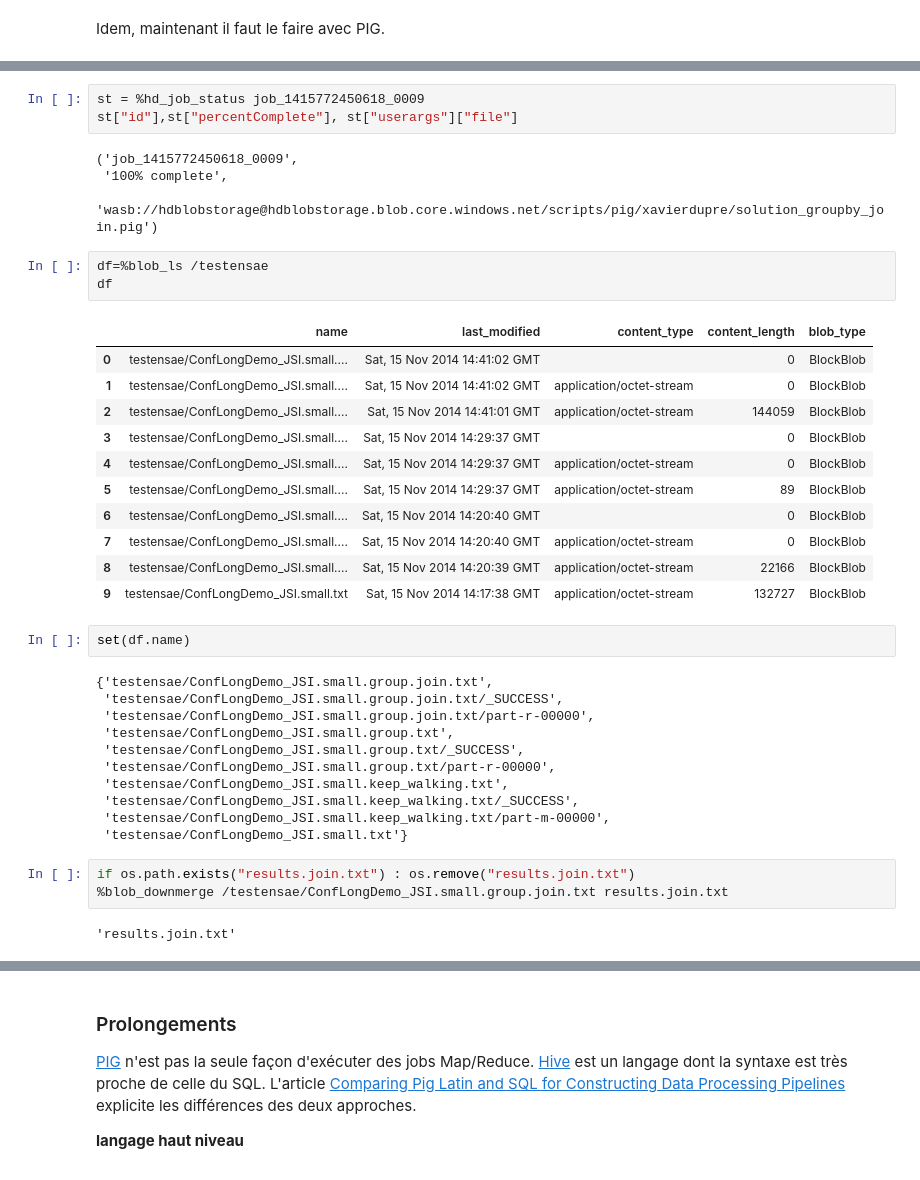
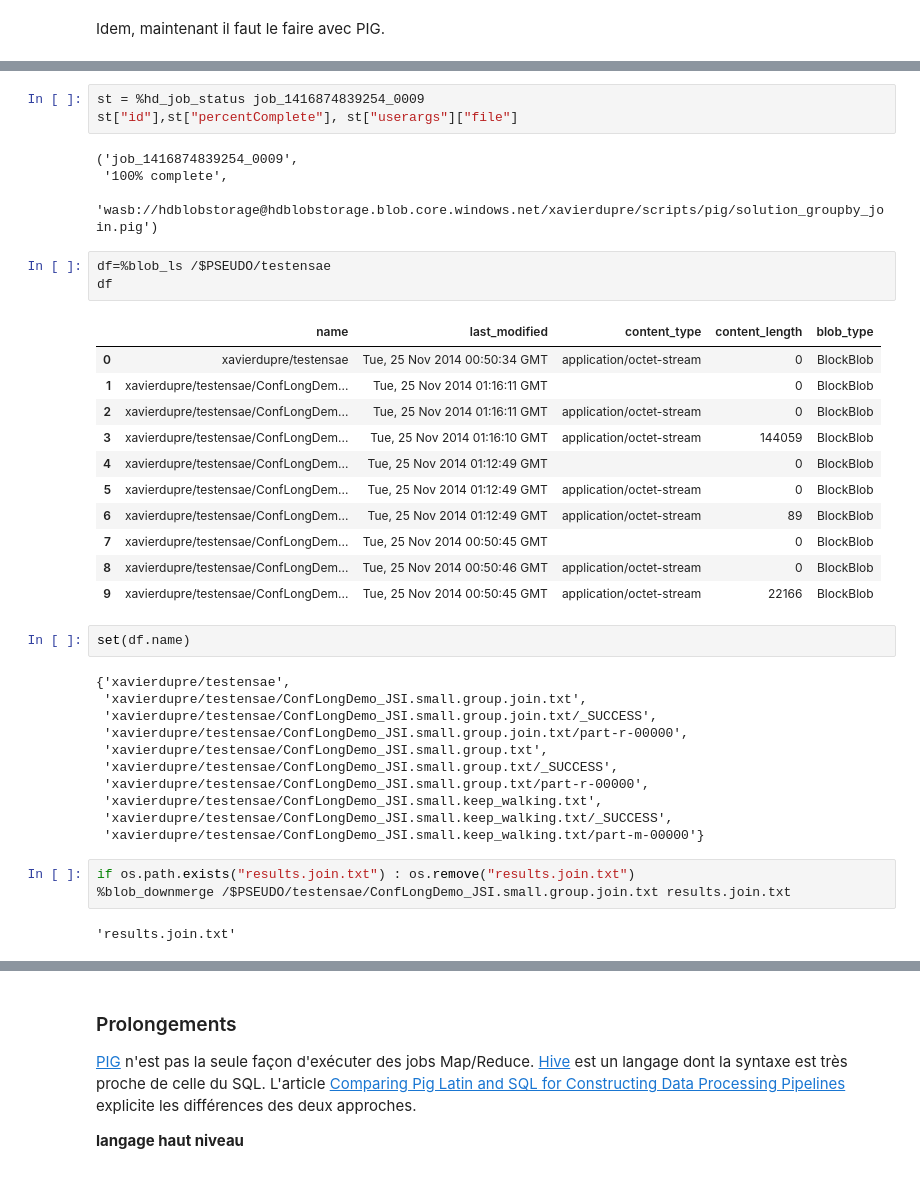
Before and after one commit to sdpython/ensae_teaching_cs, a Jupyter notebook: _doc/notebooks/td3a/td3a_correction_session6b.ipynb, the cells around one changed output, grey strips where cells are left out. Saved outputs shown, nothing was run; the diff lists cells and outputs as text.

```diff
--- a/_doc/notebooks/td3a/td3a_correction_session6b.ipynb
+++ b/_doc/notebooks/td3a/td3a_correction_session6b.ipynb
@@ -141,41 +152,41 @@ STORE joined INTO '__CONTAINER__testensae/ConfLongDemo_JSI.small.group.join.txt'
 # %%
-st = %hd_job_status job_1415772450618_0009
+st = %hd_job_status job_1416874839254_0009
 st["id"],st["percentComplete"], st["userargs"]["file"]
 # %% [output]
-('job_1415772450618_0009',
+('job_1416874839254_0009',
  '100% complete',
- 'wasb://hdblobstorage@hdblobstorage.blob.core.windows.net/scripts/pig/xavierdupre/solution_groupby_join.pig')
+ 'wasb://hdblobstorage@hdblobstorage.blob.core.windows.net/xavierdupre/scripts/pig/solution_groupby_join.pig')
 # %%
-df=%blob_ls /testensae
+df=%blob_ls /$PSEUDO/testensae
 df
 # %% [output]
 |  | name | last_modified | content_type | content_length | blob_type |
-| 0 | testensae/ConfLongDemo_JSI.small.... | Sat, 15 Nov 2014 14:41:02 GMT |  | 0 | BlockBlob |
-| 1 | testensae/ConfLongDemo_JSI.small.... | Sat, 15 Nov 2014 14:41:02 GMT | application/octet-stream | 0 | BlockBlob |
-| 2 | testensae/ConfLongDemo_JSI.small.... | Sat, 15 Nov 2014 14:41:01 GMT | application/octet-stream | 144059 | BlockBlob |
-| 3 | testensae/ConfLongDemo_JSI.small.... | Sat, 15 Nov 2014 14:29:37 GMT |  | 0 | BlockBlob |
-| 4 | testensae/ConfLongDemo_JSI.small.... | Sat, 15 Nov 2014 14:29:37 GMT | application/octet-stream | 0 | BlockBlob |
-| 5 | testensae/ConfLongDemo_JSI.small.... | Sat, 15 Nov 2014 14:29:37 GMT | application/octet-stream | 89 | BlockBlob |
-| 6 | testensae/ConfLongDemo_JSI.small.... | Sat, 15 Nov 2014 14:20:40 GMT |  | 0 | BlockBlob |
-| 7 | testensae/ConfLongDemo_JSI.small.... | Sat, 15 Nov 2014 14:20:40 GMT | application/octet-stream | 0 | BlockBlob |
-| 8 | testensae/ConfLongDemo_JSI.small.... | Sat, 15 Nov 2014 14:20:39 GMT | application/octet-stream | 22166 | BlockBlob |
-| 9 | testensae/ConfLongDemo_JSI.small.txt | Sat, 15 Nov 2014 14:17:38 GMT | application/octet-stream | 132727 | BlockBlob |
+| 0 | xavierdupre/testensae | Tue, 25 Nov 2014 00:50:34 GMT | application/octet-stream | 0 | BlockBlob |
+| 1 | xavierdupre/testensae/ConfLongDem... | Tue, 25 Nov 2014 01:16:11 GMT |  | 0 | BlockBlob |
+| 2 | xavierdupre/testensae/ConfLongDem... | Tue, 25 Nov 2014 01:16:11 GMT | application/octet-stream | 0 | BlockBlob |
+| 3 | xavierdupre/testensae/ConfLongDem... | Tue, 25 Nov 2014 01:16:10 GMT | application/octet-stream | 144059 | BlockBlob |
+| 4 | xavierdupre/testensae/ConfLongDem... | Tue, 25 Nov 2014 01:12:49 GMT |  | 0 | BlockBlob |
+| 5 | xavierdupre/testensae/ConfLongDem... | Tue, 25 Nov 2014 01:12:49 GMT | application/octet-stream | 0 | BlockBlob |
+| 6 | xavierdupre/testensae/ConfLongDem... | Tue, 25 Nov 2014 01:12:49 GMT | application/octet-stream | 89 | BlockBlob |
+| 7 | xavierdupre/testensae/ConfLongDem... | Tue, 25 Nov 2014 00:50:45 GMT |  | 0 | BlockBlob |
+| 8 | xavierdupre/testensae/ConfLongDem... | Tue, 25 Nov 2014 00:50:46 GMT | application/octet-stream | 0 | BlockBlob |
+| 9 | xavierdupre/testensae/ConfLongDem... | Tue, 25 Nov 2014 00:50:45 GMT | application/octet-stream | 22166 | BlockBlob |
 # %%
 set(df.name)
 # %% [output]
-{'testensae/ConfLongDemo_JSI.small.group.join.txt',
- 'testensae/ConfLongDemo_JSI.small.group.join.txt/_SUCCESS',
- 'testensae/ConfLongDemo_JSI.small.group.join.txt/part-r-00000',
- 'testensae/ConfLongDemo_JSI.small.group.txt',
- 'testensae/ConfLongDemo_JSI.small.group.txt/_SUCCESS',
- 'testensae/ConfLongDemo_JSI.small.group.txt/part-r-00000',
- 'testensae/ConfLongDemo_JSI.small.keep_walking.txt',
- 'testensae/ConfLongDemo_JSI.small.keep_walking.txt/_SUCCESS',
- 'testensae/ConfLongDemo_JSI.small.keep_walking.txt/part-m-00000',
- 'testensae/ConfLongDemo_JSI.small.txt'}
+{'xavierdupre/testensae',
+ 'xavierdupre/testensae/ConfLongDemo_JSI.small.group.join.txt',
+ 'xavierdupre/testensae/ConfLongDemo_JSI.small.group.join.txt/_SUCCESS',
+ 'xavierdupre/testensae/ConfLongDemo_JSI.small.group.join.txt/part-r-00000',
+ 'xavierdupre/testensae/ConfLongDemo_JSI.small.group.txt',
+ 'xavierdupre/testensae/ConfLongDemo_JSI.small.group.txt/_SUCCESS',
+ 'xavierdupre/testensae/ConfLongDemo_JSI.small.group.txt/part-r-00000',
+ 'xavierdupre/testensae/ConfLongDemo_JSI.small.keep_walking.txt',
+ 'xavierdupre/testensae/ConfLongDemo_JSI.small.keep_walking.txt/_SUCCESS',
+ 'xavierdupre/testensae/ConfLongDemo_JSI.small.keep_walking.txt/part-m-00000'}
 # %%
 if os.path.exists("results.join.txt") : os.remove("results.join.txt")
-%blob_downmerge /testensae/ConfLongDemo_JSI.small.group.join.txt results.join.txt
+%blob_downmerge /$PSEUDO/testensae/ConfLongDemo_JSI.small.group.join.txt results.join.txt
 # %% [output]
 'results.join.txt'
 # %%
```
Also changed, not shown: parts of 16 cells of this notebook, 8 other files.
